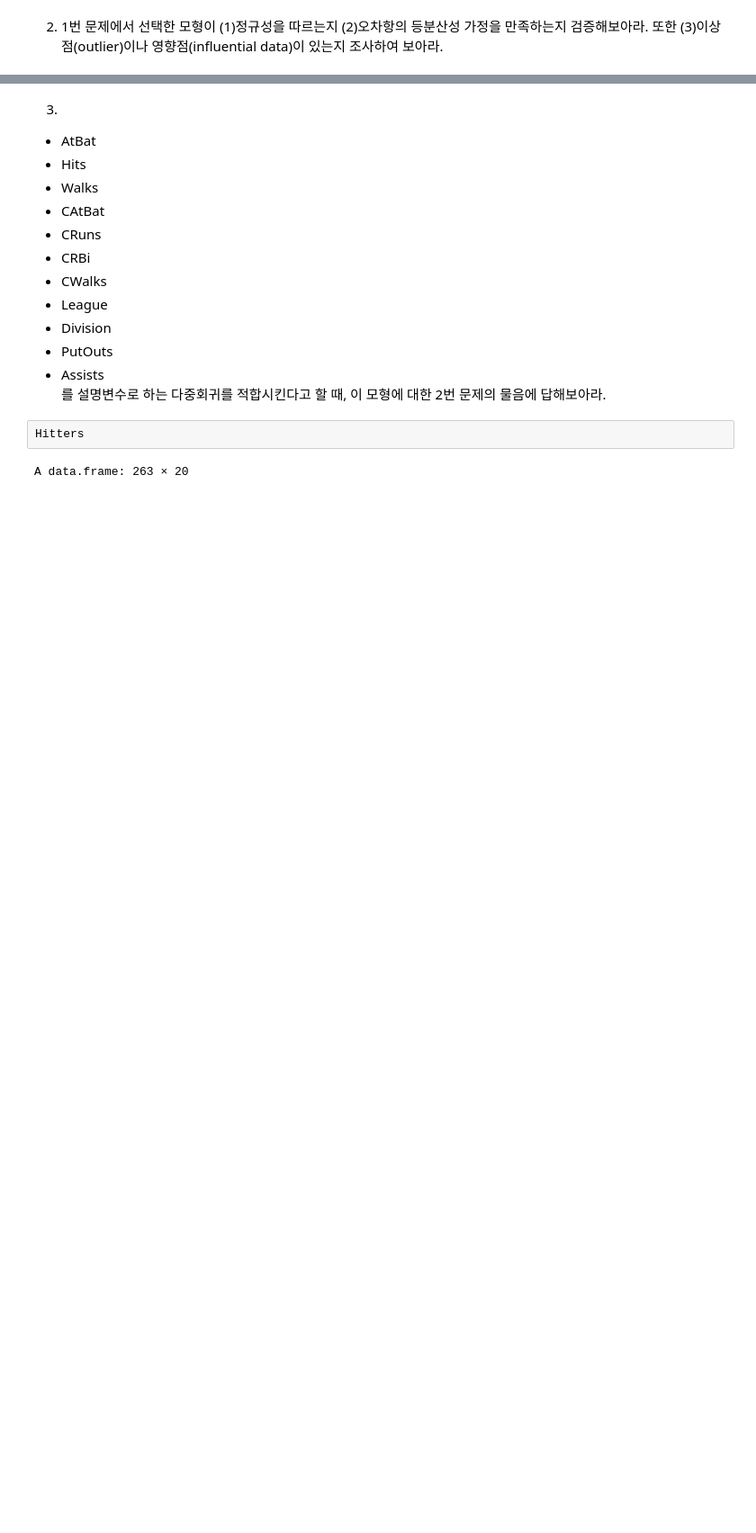
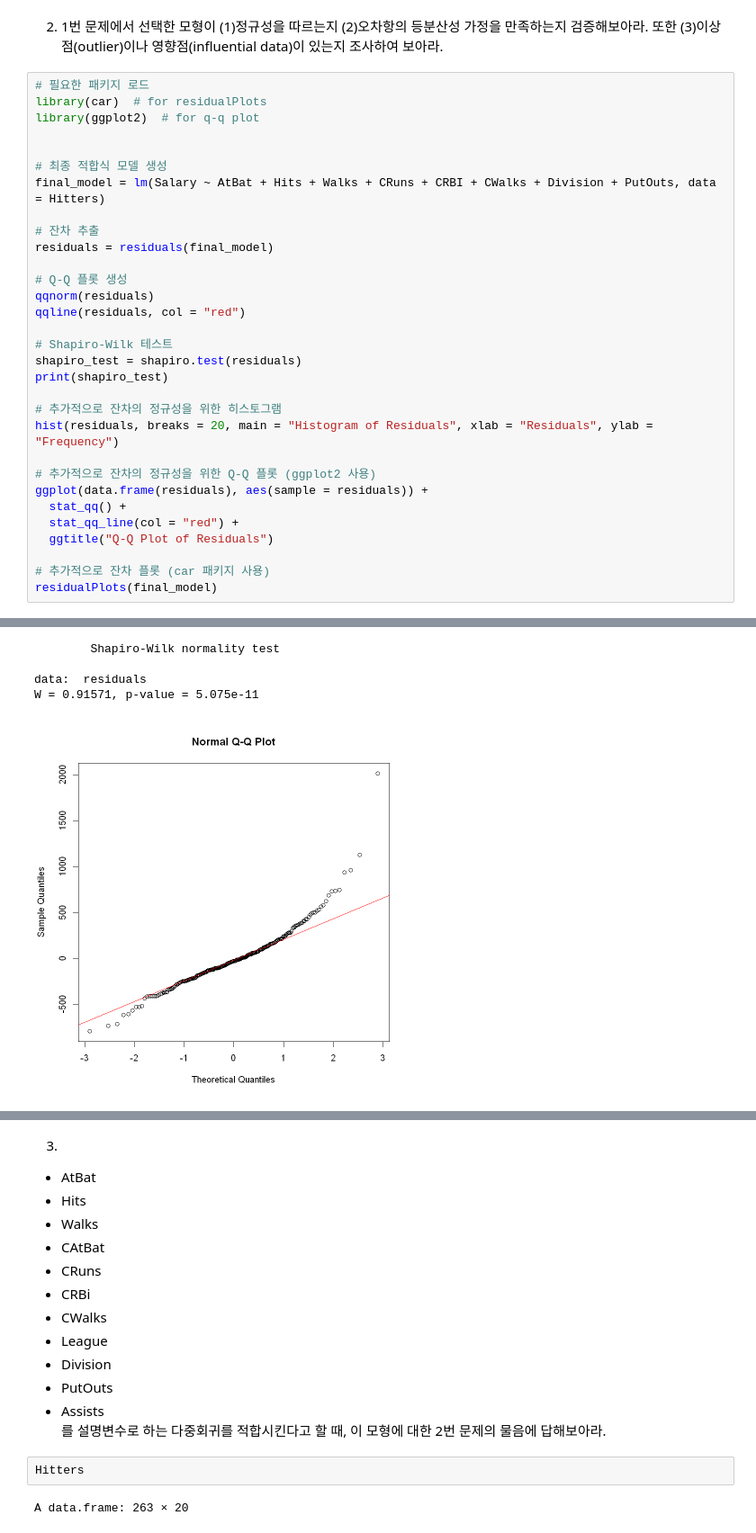
Before and after one commit to barkle2/KNOU, a Jupyter notebook: [5-1]데이터분석방법론(1)/기말.ipynb, the cells around one changed output, grey strips where cells are left out. Shown: that part at 90% size. Drawn from its saved outputs; the diff is of its cells as text; blank space fills up the shorter version.

```diff
--- a/[5-1]데이터분석방법론(1)/기말.ipynb
+++ b/[5-1]데이터분석방법론(1)/기말.ipynb
@@ -699,2 +901,34 @@ Salary = 130.969 - 2.173 * AtBat + 7.358 * Hits + 6.004 * Walks + 1.234 * CHmRun
 # %% [markdown]
 2. 1번 문제에서 선택한 모형이 (1)정규성을 따르는지 (2)오차항의 등분산성 가정을 만족하는지 검증해보아라. 또한 (3)이상점(outlier)이나 영향점(influential data)이 있는지 조사하여 보아라.
+# %%
+# 필요한 패키지 로드
+library(car)  # for residualPlots
+library(ggplot2)  # for q-q plot
+
+
+# 최종 적합식 모델 생성
+final_model = lm(Salary ~ AtBat + Hits + Walks + CRuns + CRBI + CWalks + Division + PutOuts, data = Hitters)
+
+# 잔차 추출
+residuals = residuals(final_model)
+
+# Q-Q 플롯 생성
+qqnorm(residuals)
+qqline(residuals, col = "red")
+
+# Shapiro-Wilk 테스트
+shapiro_test = shapiro.test(residuals)
+print(shapiro_test)
+
+# 추가적으로 잔차의 정규성을 위한 히스토그램
+hist(residuals, breaks = 20, main = "Histogram of Residuals", xlab = "Residuals", ylab = "Frequency")
+
+# 추가적으로 잔차의 정규성을 위한 Q-Q 플롯 (ggplot2 사용)
+ggplot(data.frame(residuals), aes(sample = residuals)) +
+  stat_qq() +
+  stat_qq_line(col = "red") +
+  ggtitle("Q-Q Plot of Residuals")
+
+# 추가적으로 잔차 플롯 (car 패키지 사용)
+residualPlots(final_model)
+# %% [output]
@@ -700,0 +943,5 @@ Salary = 130.969 - 2.173 * AtBat + 7.358 * Hits + 6.004 * Walks + 1.234 * CHmRun
+        Shapiro-Wilk normality test
+
+data:  residuals
+W = 0.91571, p-value = 5.075e-11
+[figure, added]
```
Also changed, not shown: parts of 15 cells of this notebook.
